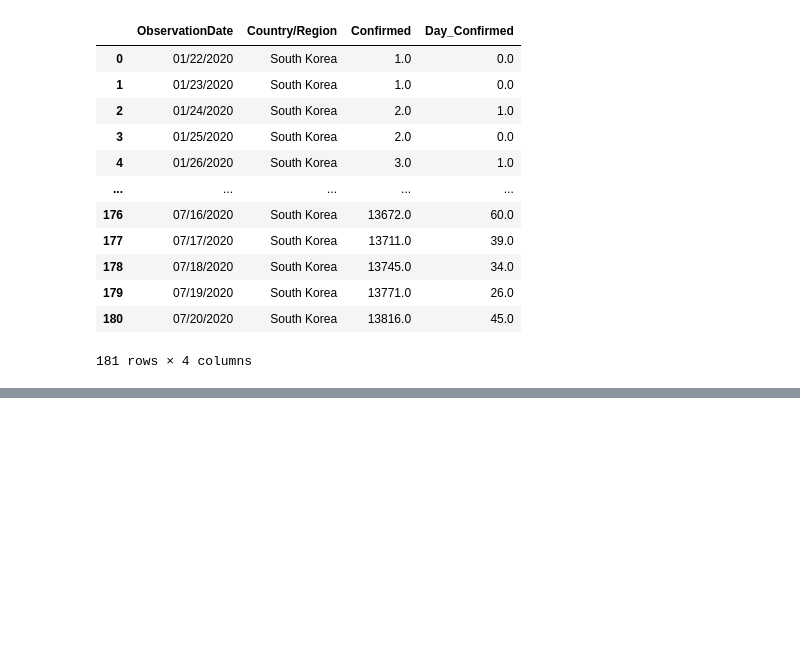
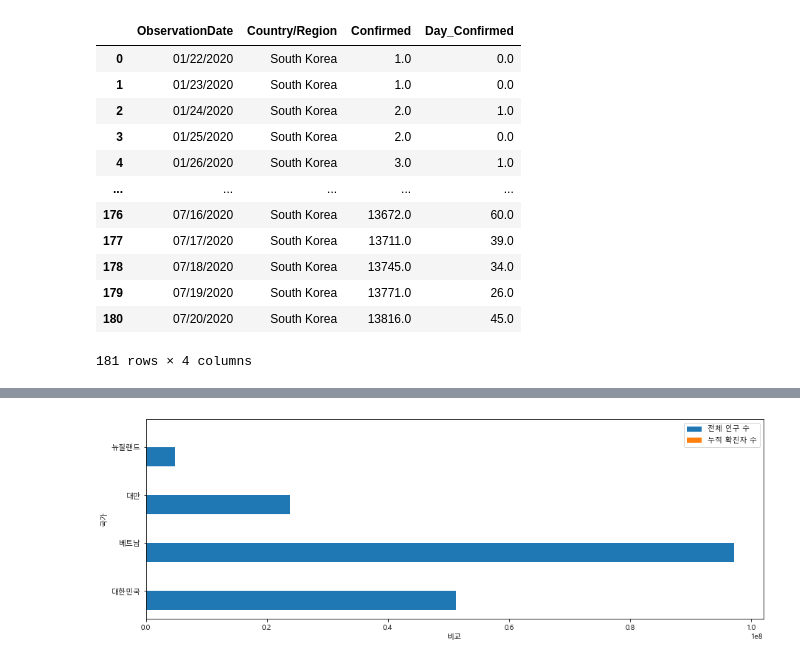
Before and after one commit to tghjkl777/covid19_-, a Jupyter notebook: 0729_Data_project/covid_19.ipynb, the cells around one changed output, grey strips where cells are left out. Cells and saved outputs as stored; diff of their text form; code cells hidden in the pictures; blank space fills up the shorter version.

```diff
--- a/0729_Data_project/covid_19.ipynb
+++ b/0729_Data_project/covid_19.ipynb
@@ -184,0 +207,13 @@ plt.show()
+# %%
+#입국 금지 정책 시행후 약 10일 후(04/01/2020) 부터 확진자 수 파악을 위한 슬라이싱.
+new_in_list=new_in['Day_Confirmed']["04/01/2020":]
+kor_in_list=kor_in['Day_Confirmed']["04/01/2020":]
+viet_in_list=viet_in['Day_Confirmed']["04/01/2020":]
+tai_in_list=tai_in['Day_Confirmed']["04/01/2020":]
+# %%
+# 각 나라의 누적 확진자수 계산
+
+new_total=sum(new_in_list.values)
+kor_total=sum(kor_in_list.values)
+viet_total=sum(viet_in_list.values)
+tai_total=sum(tai_in_list.values)
@@ -184,0 +225,5 @@ plt.show()
+# %%
+filepath = r"C:\Users\student\2020_python\0729_Data_project\world_covid\population_by_country_2020.csv" #데이터 파일 불러오기 출처 : 캐글
+
+population_df=pd.read_csv(filepath)
+population_df=population_df.set_index("Country (or dependency)")
@@ -184,0 +247,61 @@ plt.show()
+# %%
+korea_po=population_df.loc["South Korea"]["Population (2020)"]
+viet_po=population_df.loc["Vietnam"]["Population (2020)"]
+tai_po=population_df.loc["Taiwan"]["Population (2020)"]
+new_po=population_df.loc["New Zealand"]["Population (2020)"]
+
+from matplotlib import pyplot
+
+label=["대한민국",'베트남','대만','뉴질랜드']
+population=[korea_po,viet_po,tai_po,new_po]
+total=[kor_total,viet_total,tai_total,new_total]
+
+pyplot.figure()
+y=np.arange(len(label))
+
+pyplot.barh(y-0.2,population,label='전체 인구 수',height=0.4)
+pyplot.barh(y+0.2,total,label='누적 확진자 수',height=0.4)
+pyplot.yticks(y,label)
+
+pyplot.legend()
+pyplot.ylabel("국가")
+pyplot.xlabel("비교")
+# pyplot.xlim(0,5000)
+
+
+# population=[1,3,6,8]
+# total=[100,200,300,400]
+
+# graph=np.array([population,total])
+# x=np.arange(4)
+
+# # graph
+# population
+
+# plt.bar(x+0.00,graph[0],color='r',width=0.25)
+# plt.bar(x+0.25,graph[1],color='b',width=0.25)
+# a=pd.DataFrame([population,total],columns=index_l)
+
+# a
+
+# plt.barh(index_l,a)
+# n=1
+# t=2
+# d=4
+# w=0.8
+
+# store1_x = [t*element + w*n for element in range(d)]
+# plt.bar(store1_x,total)
+
+# n=2
+# t=2
+# d=4
+# w=0.8
+
+# store2_x = [t*element + w*n for element in range(d)]
+# plt.bar(store2_x,population)
+
+# plt.barh(index,population,width=0.3)
+plt.show()
+# %% [output]
+[figure, added]
```
Also changed, not shown: parts of 14 cells of this notebook.
